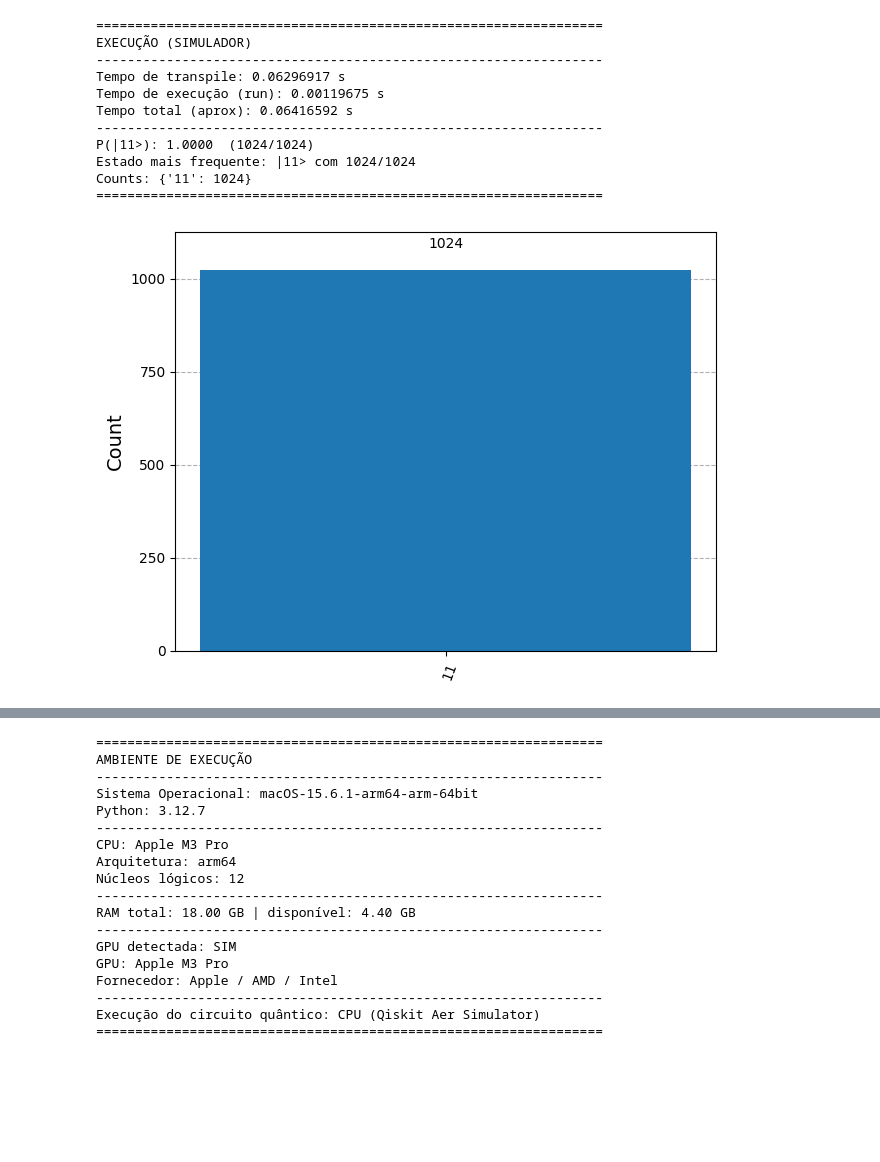
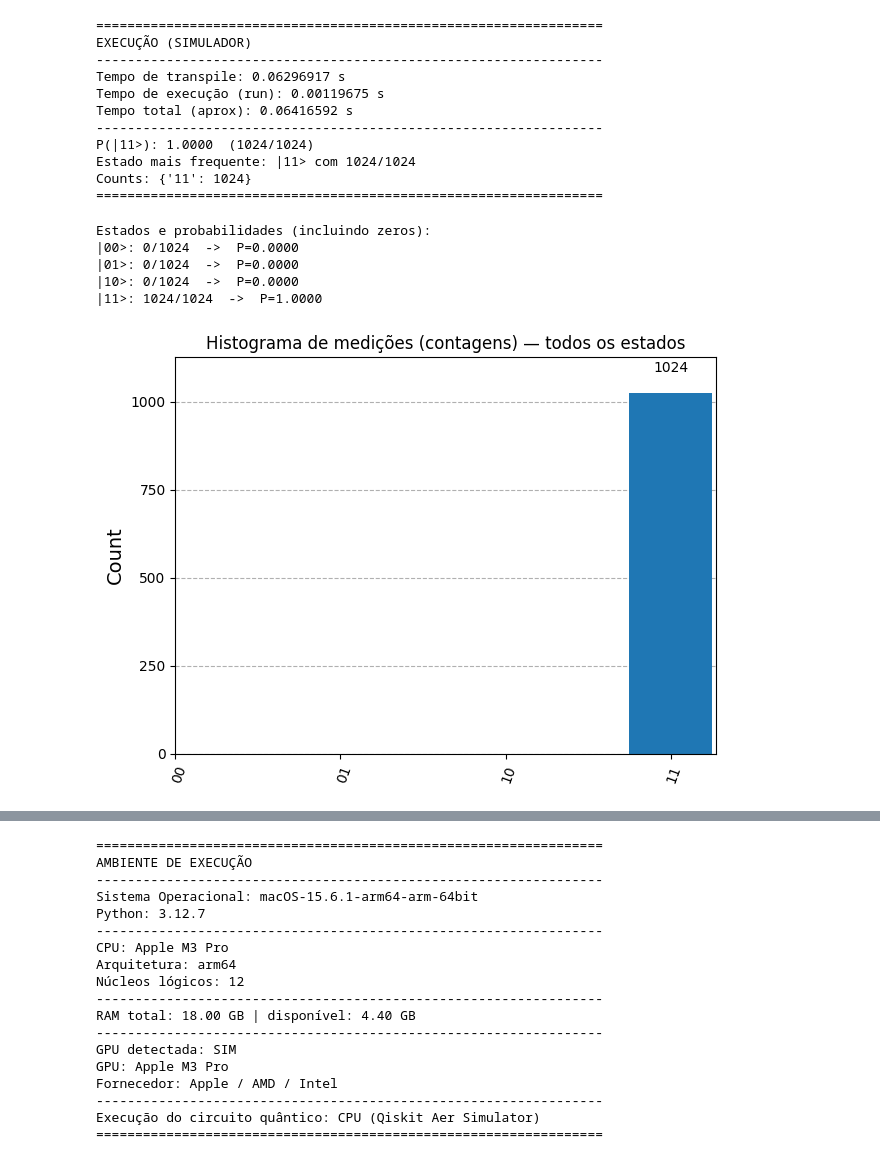
Before and after one commit to filipefernandesphd/Grover-e-QAOA, a Jupyter notebook: Grover/Cenário1.ipynb, the cells around one changed output, grey strips where cells are left out. Cells and saved outputs as stored; diff of their text form; code cells hidden in the pictures; blank space fills up the shorter version.

Commit message:
histograma

```diff
--- a/Grover/Cenário1.ipynb
+++ b/Grover/Cenário1.ipynb
@@ -398,7 +398,25 @@ Estado mais frequente: |11> com 1024/1024
 Counts: {'11': 1024}
 =================================================================
 # %%
-# 5) Histograma
-plot_histogram(counts)
+# 5) Completar contagens com todos os estados (inclui zeros)
+all_states = [format(i, f"0{n}b") for i in range(2**n)]  # ex.: ['00','01','10','11']
+full_counts = {state: counts.get(state, 0) for state in all_states}
+
+# Probabilidades (normalização manual)
+full_probabilities = {state: c / shots for state, c in full_counts.items()}
+
+print("\nEstados e probabilidades (incluindo zeros):")
+for state in all_states:
+    print(f"|{state}>: {full_counts[state]}/{shots}  ->  P={full_probabilities[state]:.4f}")
 # %% [output]
-[figure, removed]
+Estados e probabilidades (incluindo zeros):
+|00>: 0/1024  ->  P=0.0000
+|01>: 0/1024  ->  P=0.0000
+|10>: 0/1024  ->  P=0.0000
+|11>: 1024/1024  ->  P=1.0000
+# %%
+# 6) Histogramas
+plot_histogram(full_counts, title="Histograma de medições (contagens) — todos os estados")
+# plt.show()
+# %% [output]
+[figure, added]
```
Also changed, not shown: parts of 1 cell of this notebook, 1 other file.
